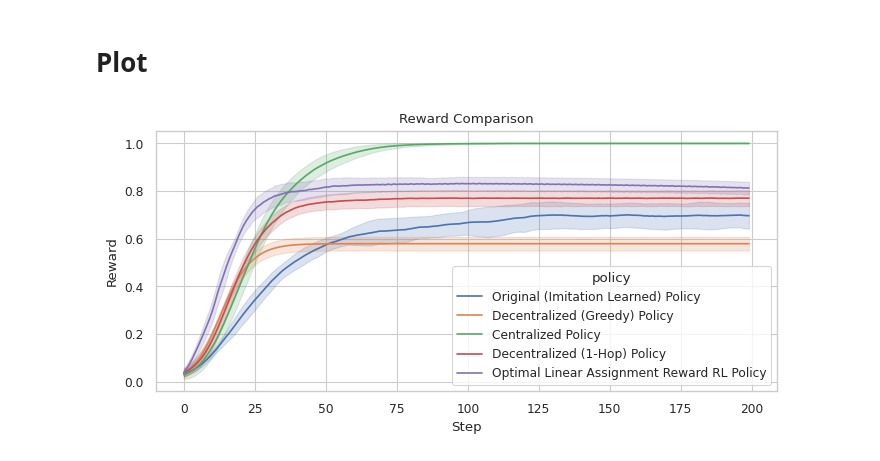
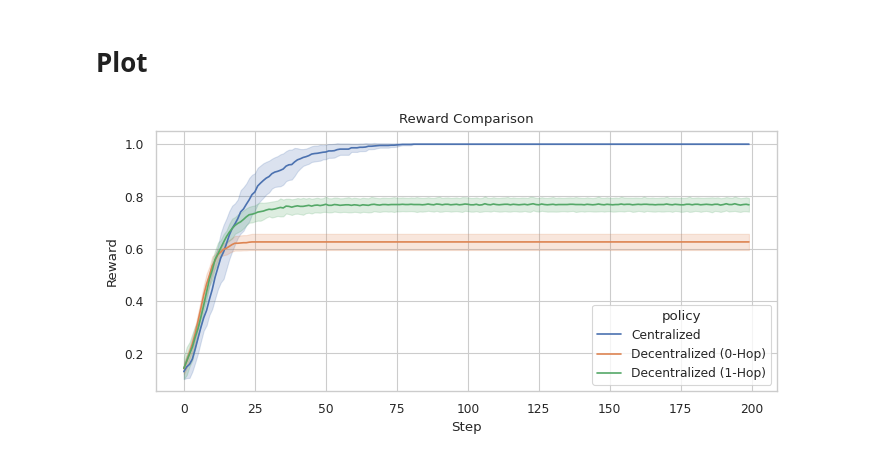
Before and after one commit to Damowerko/motion-planning, a Jupyter notebook: notebooks/compare.ipynb, the cells around one changed output. Saved outputs shown, nothing was run; the diff lists cells and outputs as text; code cells hidden in the pictures.

```diff
--- a/notebooks/compare.ipynb
+++ b/notebooks/compare.ipynb
@@ -21,11 +21,11 @@ sns.set_theme(
 fig_path = Path("../figures")
 
 models = {
-    "al98mmy0": "Optimal Linear Assignment Reward RL Policy",
-    "j0hapm37": "Original (Imitation Learned) Policy",
-    "c": "Centralized Policy",
-    "d0": "Decentralized (Greedy) Policy",
-    "d1": "Decentralized (1-Hop) Policy"
+    # "al98mmy0": "Optimal Linear Assignment Reward RL Policy",
+    # "j0hapm37": "Original (Imitation Learned) Policy",
+    "c": "Centralized",
+    "d0": "Decentralized (0-Hop)",
+    "d1": "Decentralized (1-Hop)",
 }
 # %% [markdown]
 # Load Data
@@ -61,0 +32,11 @@ df.head()
+# %%
+dfs = []
+for model_name in models.keys():
+    path = fig_path / "test_results" / model_name
+    if not path.is_dir():
+        continue
+
+    data = pd.read_parquet(path / "data.parquet")
+    dfs.append(data.assign(policy=models[path.name]))
+df = pd.concat(dfs)
+df.head()
@@ -64,19 +52,19 @@ df.head()
 # %%
 # Create the line plot
 sns.lineplot(
     data=df,
-    x="step_idx",
-    y="reward",
+    x="step",
+    y="coverage",
     hue="policy",
     errorbar="sd",
 )
 plt.xlabel("Step")
 plt.ylabel("Reward")
 plt.title("Reward Comparison")
 
 # Save the plot
 plt.savefig(fig_path / "reward_comparison.png")
 plt.savefig(fig_path / "reward_comparison.pdf")
 plt.show()
 # %% [output]
-[figure, old version]
+[figure, new version]
```
Also changed, not shown: parts of 3 cells of this notebook.
